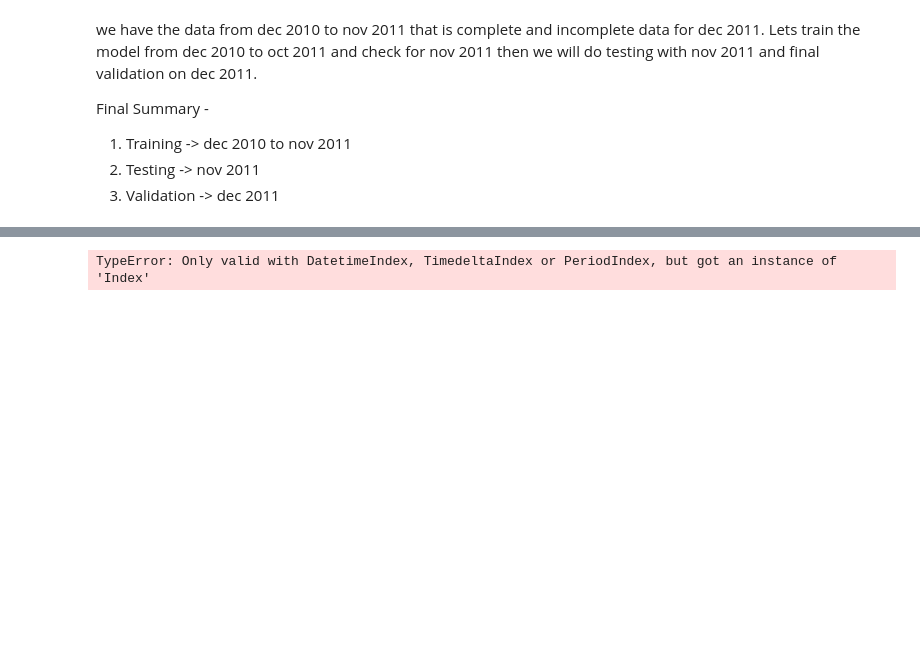
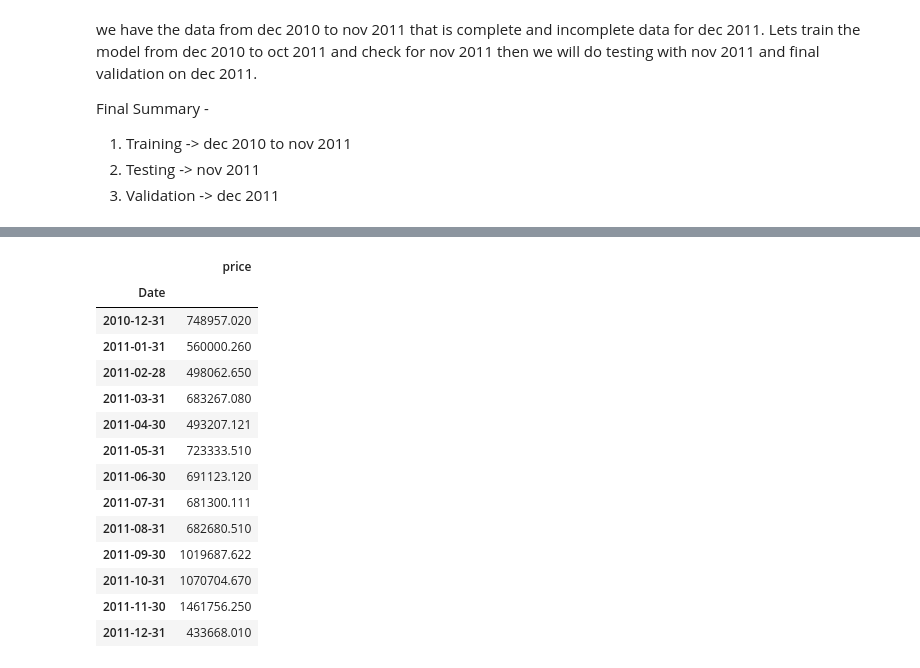
Before and after one commit to Harshraj77/data_science_and_ml_learning, a Jupyter notebook: time_series/SMA_Online_Retail.ipynb, the cells around one changed output, grey strips where cells are left out. Cells and saved outputs as stored; diff of their text form; code cells hidden in the pictures; blank space fills up the shorter version.

```diff
--- a/time_series/SMA_Online_Retail.ipynb
+++ b/time_series/SMA_Online_Retail.ipynb
@@ -84,4 +85,20 @@ memory usage: 8.3+ MB
 # %%
-df_final = df_final.resample('M')
+df_final = df_final.resample('M').sum()
-# %% [output]
-TypeError: Only valid with DatetimeIndex, TimedeltaIndex or PeriodIndex, but got an instance of 'Index'
+# %%
+df_final
+# %% [output]
+|  | price |
+| Date |  |
+| 2010-12-31 | 748957.020 |
+| 2011-01-31 | 560000.260 |
+| 2011-02-28 | 498062.650 |
+| 2011-03-31 | 683267.080 |
+| 2011-04-30 | 493207.121 |
+| 2011-05-31 | 723333.510 |
+| 2011-06-30 | 691123.120 |
+| 2011-07-31 | 681300.111 |
+| 2011-08-31 | 682680.510 |
+| 2011-09-30 | 1019687.622 |
+| 2011-10-31 | 1070704.670 |
+| 2011-11-30 | 1461756.250 |
+| 2011-12-31 | 433668.010 |
```
Also changed, not shown: parts of 9 cells of this notebook.
